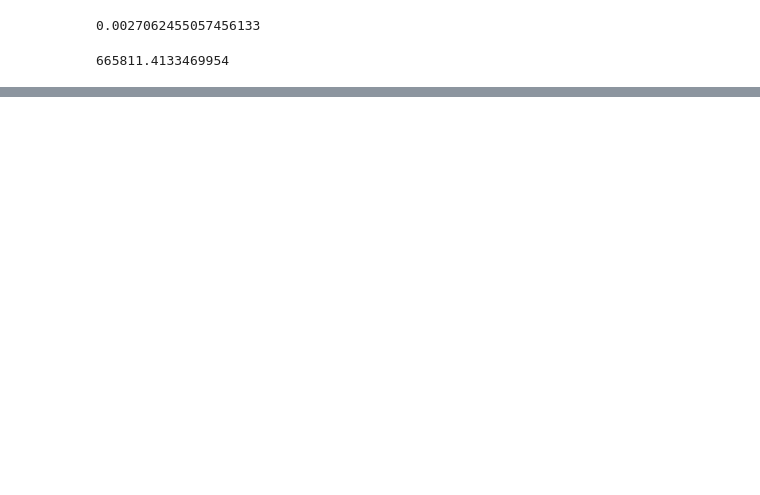
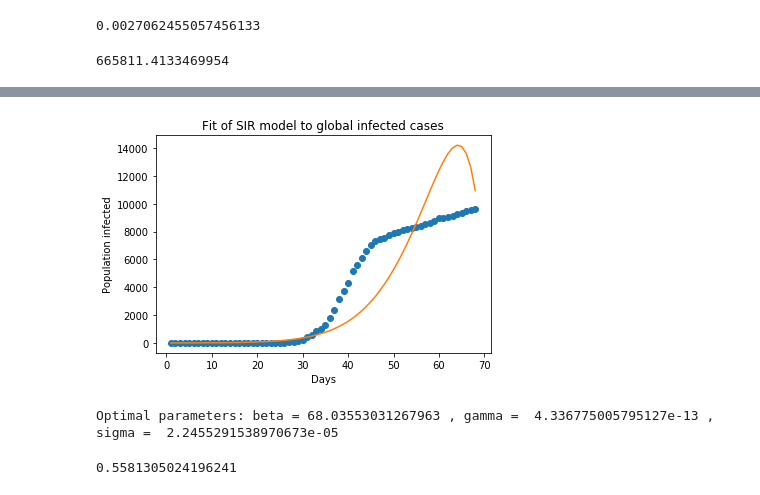
Before and after one commit to Aveek-Saha/CovidAnalysis, a Jupyter notebook: Epidemiology_modeling .ipynb, the cells around one changed output, grey strips where cells are left out. Drawn from its saved outputs; the diff is of its cells as text; code cells hidden in the pictures; blank space fills up the shorter version.

```diff
--- a/Epidemiology_modeling .ipynb
+++ b/Epidemiology_modeling .ipynb
@@ -525,0 +612,19 @@ max(I)
+# %%
+def deriv(y, t, N, beta, gamma, sigma):
+    S, E, I, R = y
+    dSdt = (-beta * S * I) / N
+    dEdt = ((beta * S * I) / N) - (sigma * E)
+    dIdt = (sigma * E) - (gamma * I)
+    dRdt = gamma * I
+    return dSdt, dEdt, dIdt, dRdt
+# %%
+def opt_ode(x, beta, gamma, sigma):
+    return odeint(deriv, (S0, E0, I0, R0), x, args=(N, beta, gamma, sigma))[:,1].clip(0)
+
+def err(params, x):
+    beta, gamma, sigma = params
+    ret = odeint(deriv, (S0, E0, I0, R0), x, args=(N, beta, gamma, sigma))
+    S, E, I, R = ret.T
+    I = I.clip(0)
+    error = np.sqrt(mean_squared_log_error(y, I, [1/i for i in x][::-1]))
+    return error
@@ -525,0 +633,7 @@ max(I)
+# %%
+popt, pcov = optimize.curve_fit(opt_ode, x, y, bounds = [0, np.inf])
+
+result = optimize.minimize(err, popt, args=(x), method='BFGS', options={'maxiter': 500})
+
+beta_hat = result.x
+print(result)
@@ -525,0 +655,26 @@ max(I)
+# %%
+# fitted = opt_ode(x, *popt)
+# fitted = opt_ode(x, *beta_hat)
+y0 = S0, E0, I0, R0
+ret = odeint(deriv, y0, X, args=(N, *beta_hat))
+# ret = odeint(deriv, y0, X, args=(N, *popt))
+
+S, E, I, R = ret.T
+# %%
+plt.plot(x, y, 'o')
+plt.plot(x, I)
+plt.title("Fit of SIR model to global infected cases")
+plt.ylabel("Population infected")
+plt.xlabel("Days")
+plt.show()
+print("Optimal parameters: beta =", popt[0], ", gamma = ", popt[1],", sigma = ", popt[2] )
+# %% [output]
+[figure, added]
+Optimal parameters: beta = 68.03553031267963 , gamma =  4.336775005795127e-13 , sigma =  2.2455291538970673e-05
+# %%
+lim = len(y)
+mse = mean_squared_error(y, I[:lim])
+rmsle = (mean_squared_log_error(Y, I))
+print(rmsle)
+# %% [output]
+0.5581305024196241
```
Also changed, not shown: parts of 44 cells of this notebook, 1 other file.
